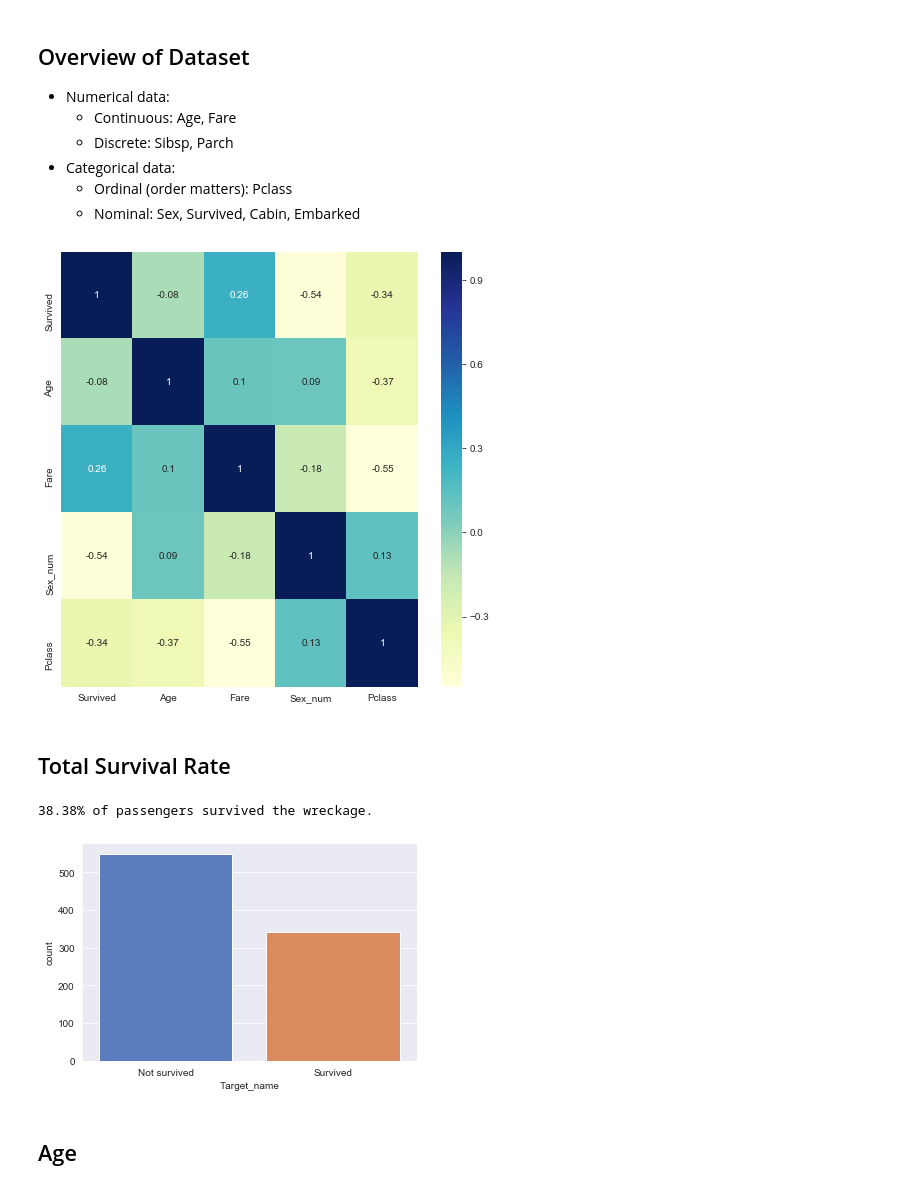
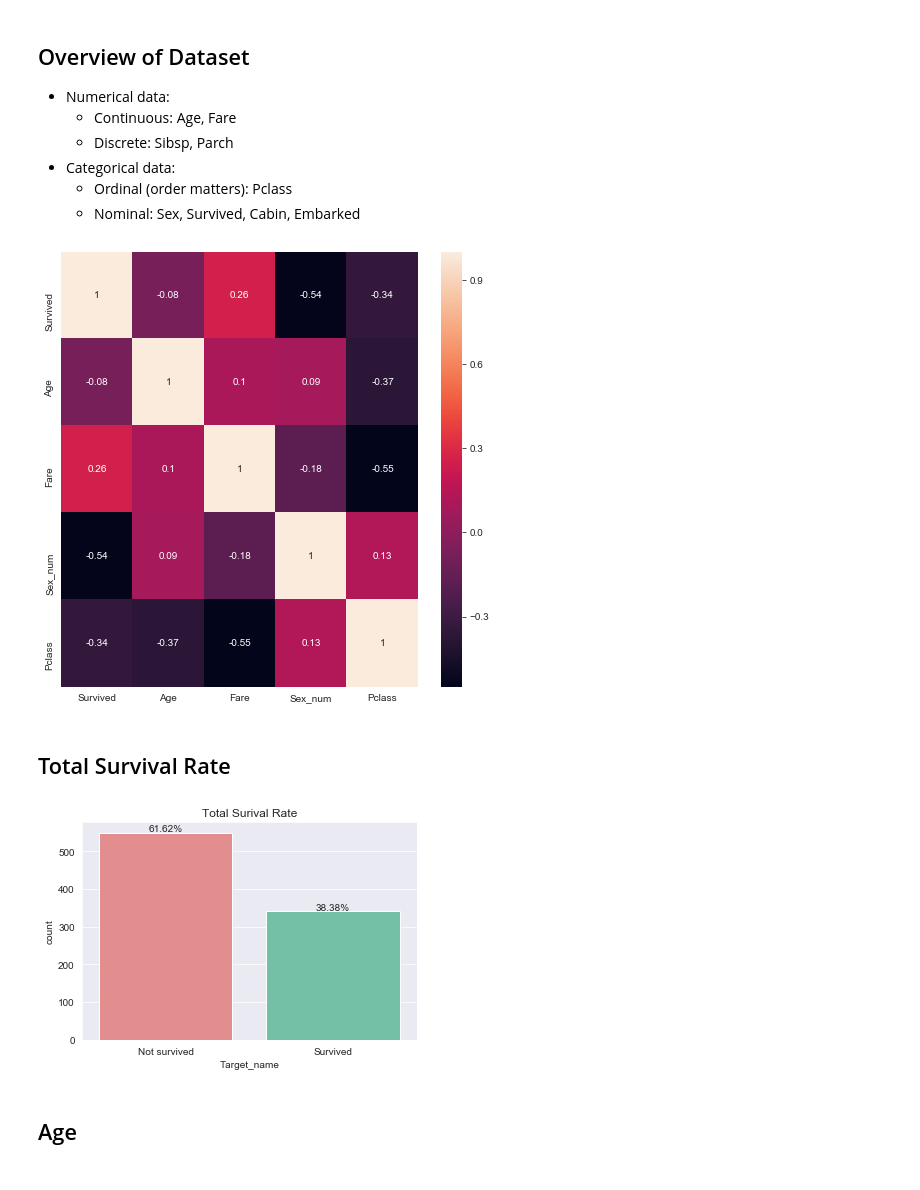
Before and after one commit to arsalanfardi/Titanic-Survival-Prediction, a Jupyter notebook: Titanic_Survival_Prediction.ipynb, the cells around one changed output. Saved outputs shown, nothing was run; the diff lists cells and outputs as text; code cells hidden in the pictures.

Commit message:
Update color schemes and complete Pclass analysis

```diff
--- a/Titanic_Survival_Prediction.ipynb
+++ b/Titanic_Survival_Prediction.ipynb
@@ -4,6 +4,9 @@ import seaborn as sns
 import matplotlib.pyplot as plt
 sns.set_style('dark' + 'grid')
 sns.set_palette('muted')
+survival_palette={'Survived':'mediumaquamarine', 'Not survived':'lightcoral'}
+# Gender colors will be the default muted blue and orange for males and females, respectively
+# Source for colors: https://matplotlib.org/3.1.0/gallery/color/named_colors.html
 # %%
 df = pd.read_csv('train.csv')
 df.info()
@@ -77,24 +80,26 @@ missing_data.head()
 df['Sex_num'] = df['Sex'].map({'female': 0, 'male': 1})
 cor_matrix = df[['Survived', 'Age', 'Fare', 'Sex_num', 'Pclass']].corr(method='pearson').round(2)
 plt.figure(figsize=(8,8))
-sns.heatmap(cor_matrix,annot=True, cmap="YlGnBu");
+sns.heatmap(cor_matrix,annot=True);
 # Note can only use Pearson Correlation for continuous data, categorical data with only two variables (i.e. survived and gender). For ordinal data, Spearman is recommended, however in this case they give very similar results. Took out Sibsp and Parch because they are not continuous or ordinal.
 # Strong relationship between Fare and Pclass, as expected.
 # Medium relationship between age and PCl
 # Survivor seems to have strong relationship with gender (females survived more), and medium inverse relationship between Pclass (lower Pclass survived more).
 # https://statistics.laerd.com/statistical-guides/pearson-correlation-coefficient-statistical-guide.php
 # %% [output]
-[figure, old version]
+[figure, new version]
 # %% [markdown]
 ## Total Survival Rate
 # %%
 df['Target_name'] = df['Survived'].map({0: 'Not survived', 1: 'Survived'})
-sns.countplot(x='Target_name', data=df);
+ax = sns.countplot(x='Target_name', data=df, palette=survival_palette)
 ratio = df[df.Survived==1].shape[0]/df.shape[0]
-print(f"{ratio*100:.2f}% of passengers survived the wreckage.")
+for i, p in enumerate(ax.patches):
+    ax.text(p.get_x()+p.get_width()/2, p.get_height() + 3,
+            '{:1.2f}%'.format(p.get_height()/len(df)*100), ha="center")
+ax.set_title("Total Surival Rate");
 # %% [output]
-38.38% of passengers survived the wreckage.
-[figure, old version]
+[figure, new version]
 # %% [markdown]
 ## Age
 # %%
```
Also changed, not shown: parts of 7 cells of this notebook.
